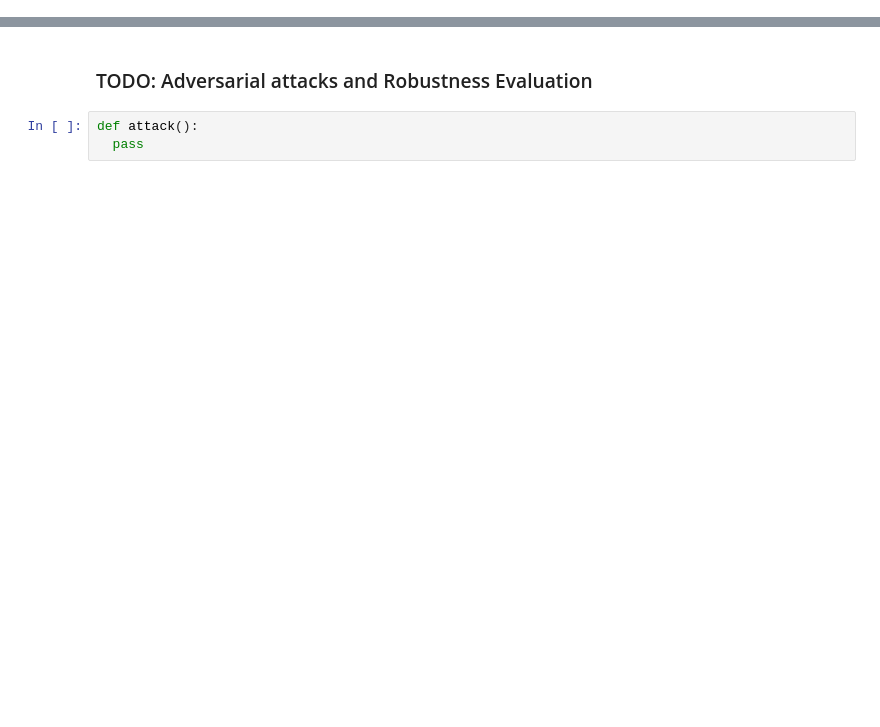
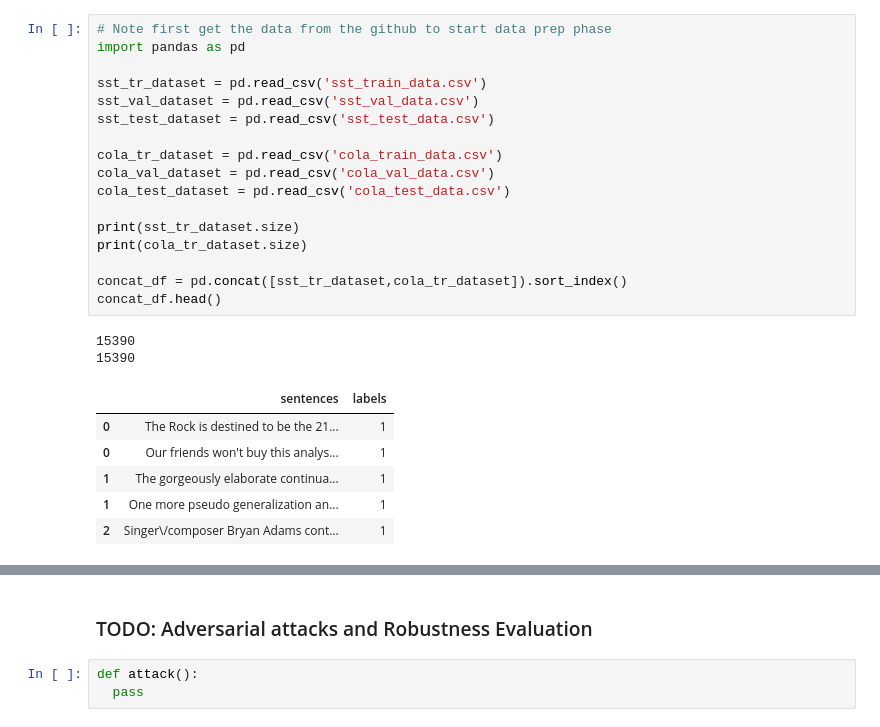
Before and after one commit to Georgepu1/cs263-final-project, a Jupyter notebook: lstm_multitask_robustness.ipynb, the cells around one changed output, grey strips where cells are left out. Saved outputs shown, nothing was run; the diff lists cells and outputs as text; blank space fills up the shorter version.

```diff
--- a/lstm_multitask_robustness.ipynb
+++ b/lstm_multitask_robustness.ipynb
@@ -258,0 +31,26 @@ SST Test accuracy: 0.6063084112149533, CoLA Val accuracy: 0.6273364485981309, SS
+# %%
+# Note first get the data from the github to start data prep phase
+import pandas as pd
+
+sst_tr_dataset = pd.read_csv('sst_train_data.csv')
+sst_val_dataset = pd.read_csv('sst_val_data.csv')
+sst_test_dataset = pd.read_csv('sst_test_data.csv')
+
+cola_tr_dataset = pd.read_csv('cola_train_data.csv')
+cola_val_dataset = pd.read_csv('cola_val_data.csv')
+cola_test_dataset = pd.read_csv('cola_test_data.csv')
+
+print(sst_tr_dataset.size)
+print(cola_tr_dataset.size)
+
+concat_df = pd.concat([sst_tr_dataset,cola_tr_dataset]).sort_index()
+concat_df.head()
+# %% [output]
+15390
+15390
+|  | sentences | labels |
+| 0 | The Rock is destined to be the 21... | 1 |
+| 0 | Our friends won't buy this analys... | 1 |
+| 1 | The gorgeously elaborate continua... | 1 |
+| 1 | One more pseudo generalization an... | 1 |
+| 2 | Singer\/composer Bryan Adams cont... | 1 |
```
Also changed, not shown: parts of 58 cells of this notebook, 3 other files.
